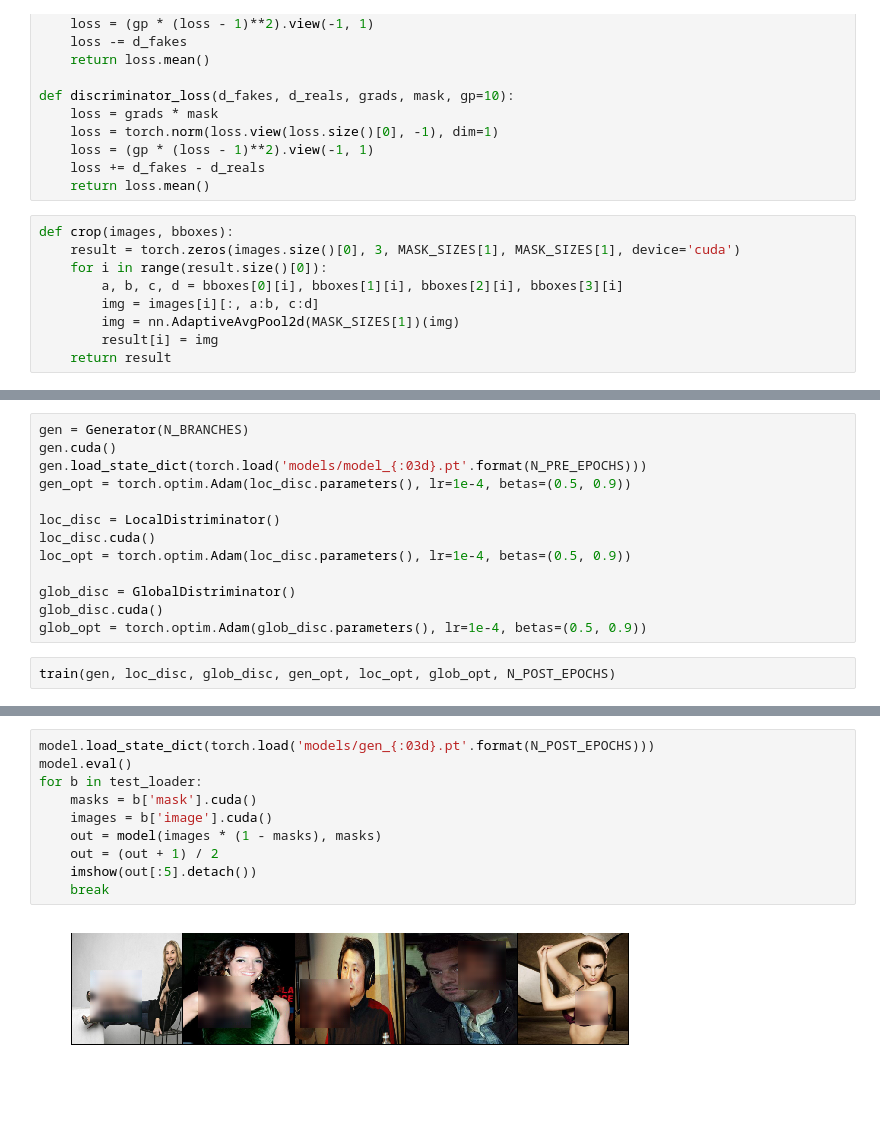
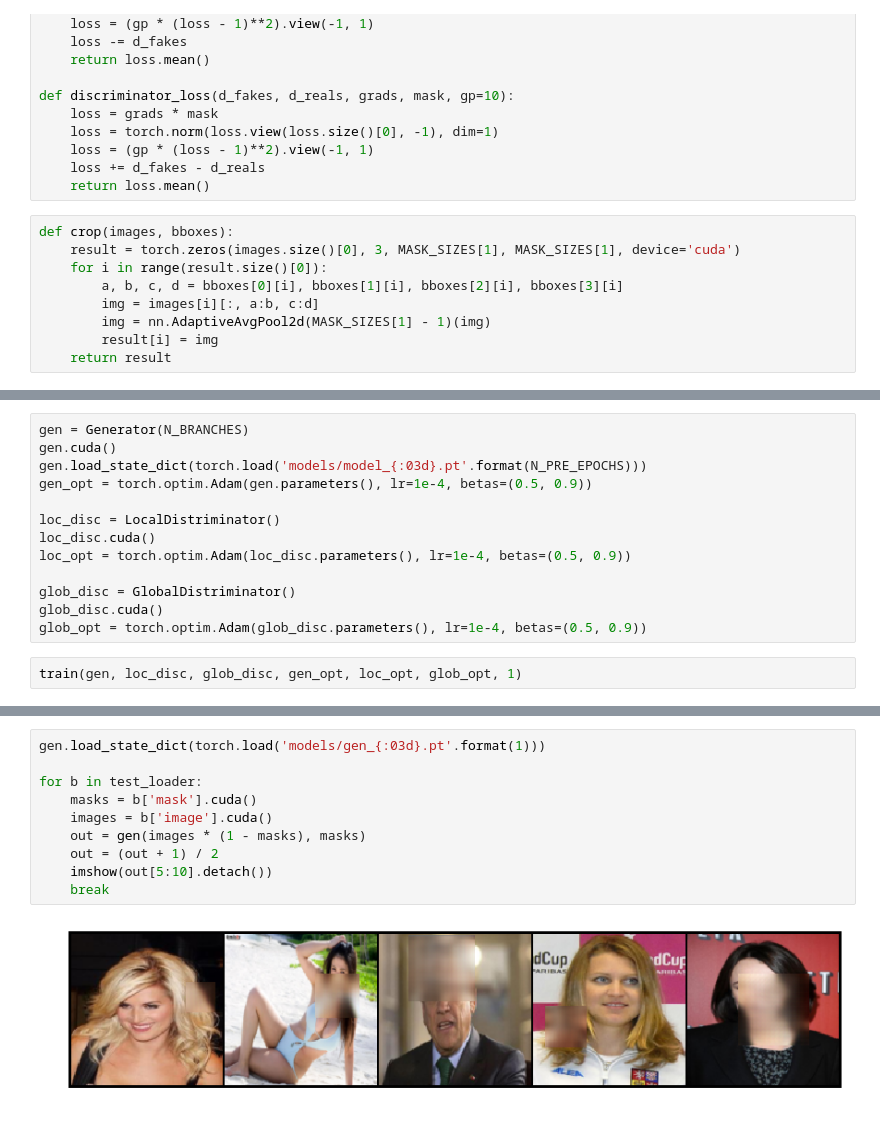
Before and after one commit to nuged/DL_project, a Jupyter notebook: Nugamanov_GMCNN.ipynb, the cells around one changed output, grey strips where cells are left out. Saved outputs shown, nothing was run; the diff lists cells and outputs as text; blank space fills up the shorter version.

```diff
--- a/Nugamanov_GMCNN.ipynb
+++ b/Nugamanov_GMCNN.ipynb
@@ -418,7 +418,7 @@ def crop(images, bboxes):
     for i in range(result.size()[0]):
         a, b, c, d = bboxes[0][i], bboxes[1][i], bboxes[2][i], bboxes[3][i]
         img = images[i][:, a:b, c:d]
-        img = nn.AdaptiveAvgPool2d(MASK_SIZES[1])(img)
+        img = nn.AdaptiveAvgPool2d(MASK_SIZES[1] - 1)(img)
         result[i] = img
     return result
 # %%
@@ -527,7 +535,7 @@ def train(gen, loc_disc, glob_disc, gen_opt, loc_opt, glob_opt, n_epochs):
 gen = Generator(N_BRANCHES)
 gen.cuda()
 gen.load_state_dict(torch.load('models/model_{:03d}.pt'.format(N_PRE_EPOCHS)))
-gen_opt = torch.optim.Adam(loc_disc.parameters(), lr=1e-4, betas=(0.5, 0.9))
+gen_opt = torch.optim.Adam(gen.parameters(), lr=1e-4, betas=(0.5, 0.9))
 
 loc_disc = LocalDistriminator()
 loc_disc.cuda()
@@ -537,5 +545,5 @@ glob_disc = GlobalDistriminator()
 glob_disc.cuda()
 glob_opt = torch.optim.Adam(glob_disc.parameters(), lr=1e-4, betas=(0.5, 0.9))
 # %%
-train(gen, loc_disc, glob_disc, gen_opt, loc_opt, glob_opt, N_POST_EPOCHS)
+train(gen, loc_disc, glob_disc, gen_opt, loc_opt, glob_opt, 1)
 # %% [output]
@@ -543,12 +551,12 @@ train(gen, loc_disc, glob_disc, gen_opt, loc_opt, glob_opt, N_POST_EPOCHS)
 # %%
-model.load_state_dict(torch.load('models/gen_{:03d}.pt'.format(N_POST_EPOCHS)))
-model.eval()
+gen.load_state_dict(torch.load('models/gen_{:03d}.pt'.format(1)))
+
 for b in test_loader:
     masks = b['mask'].cuda()
     images = b['image'].cuda()
-    out = model(images * (1 - masks), masks)
+    out = gen(images * (1 - masks), masks)
     out = (out + 1) / 2
-    imshow(out[:5].detach())
+    imshow(out[5:10].detach())
     break
 # %% [output]
-[figure, old version]
+[figure, new version]
```
Also changed, not shown: parts of 2 cells of this notebook, 3 other files.
